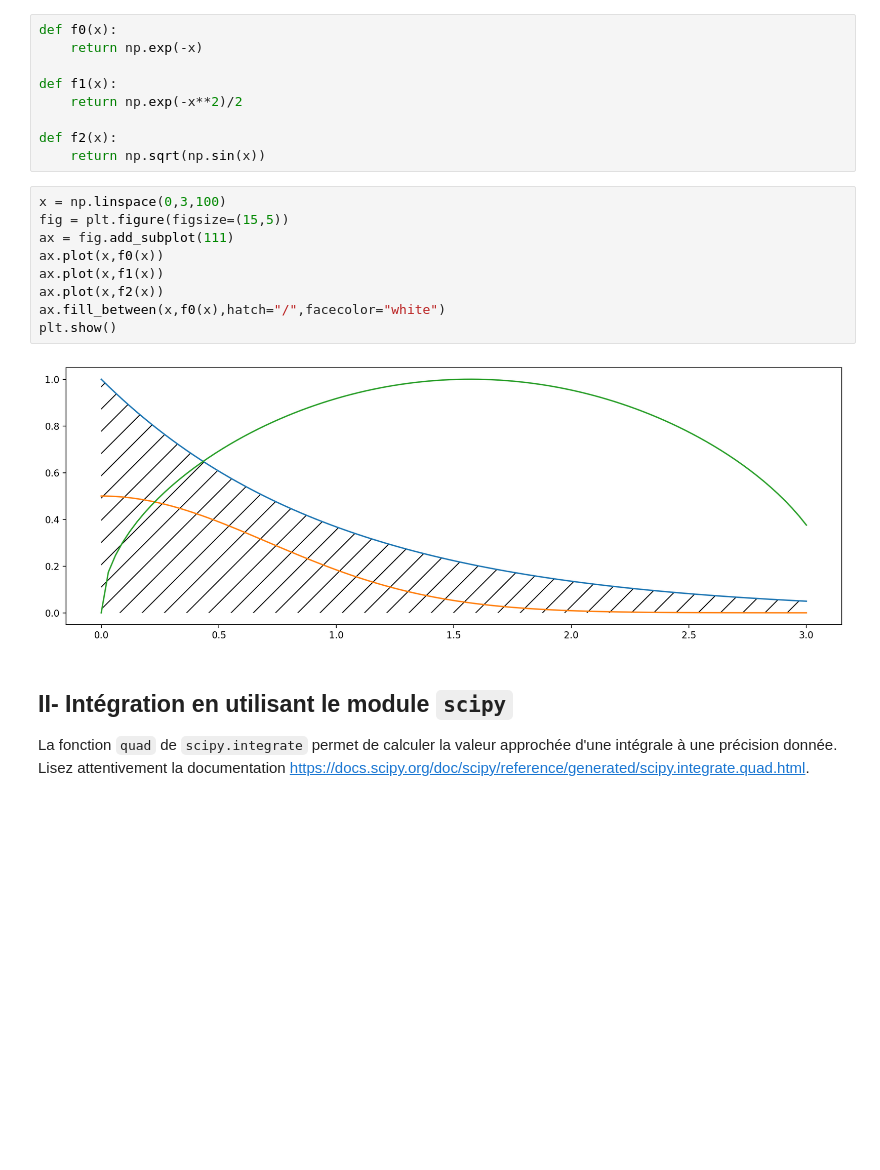
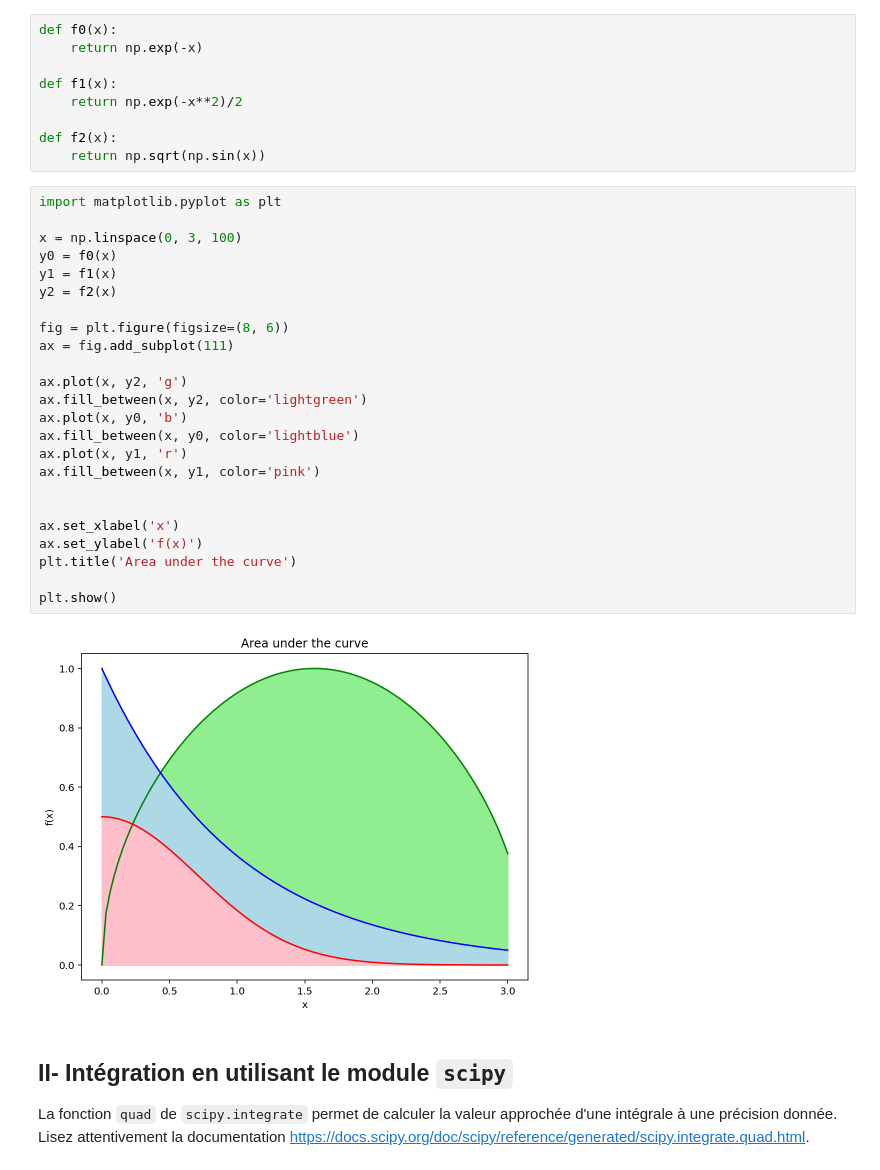
Before and after one commit to momgui/anp, a Jupyter notebook: TP06-etudiant.ipynb, the cells around one changed output. Cells and saved outputs as stored; diff of their text form; blank space fills up the shorter version.

```diff
--- a/TP06-etudiant.ipynb
+++ b/TP06-etudiant.ipynb
@@ -38,16 +38,31 @@ def f1(x):
 def f2(x):
     return np.sqrt(np.sin(x))
 # %%
-x = np.linspace(0,3,100)
-fig = plt.figure(figsize=(15,5))
+import matplotlib.pyplot as plt
+
+x = np.linspace(0, 3, 100)
+y0 = f0(x)
+y1 = f1(x)
+y2 = f2(x)
+
+fig = plt.figure(figsize=(8, 6))
 ax = fig.add_subplot(111)
-ax.plot(x,f0(x))
-ax.plot(x,f1(x))
-ax.plot(x,f2(x))
-ax.fill_between(x,f0(x),hatch="/",facecolor="white")
+
+ax.plot(x, y2, 'g')
+ax.fill_between(x, y2, color='lightgreen')
+ax.plot(x, y0, 'b')
+ax.fill_between(x, y0, color='lightblue')
+ax.plot(x, y1, 'r')
+ax.fill_between(x, y1, color='pink')
+
+
+ax.set_xlabel('x')
+ax.set_ylabel('f(x)')
+plt.title('Area under the curve')
+
 plt.show()
 # %% [output]
-[figure, old version]
+[figure, new version]
 # %% [markdown]
 ## II-  Intégration en utilisant le module `scipy`
 
```
Also changed, not shown: parts of 39 cells of this notebook, 1 other file.
